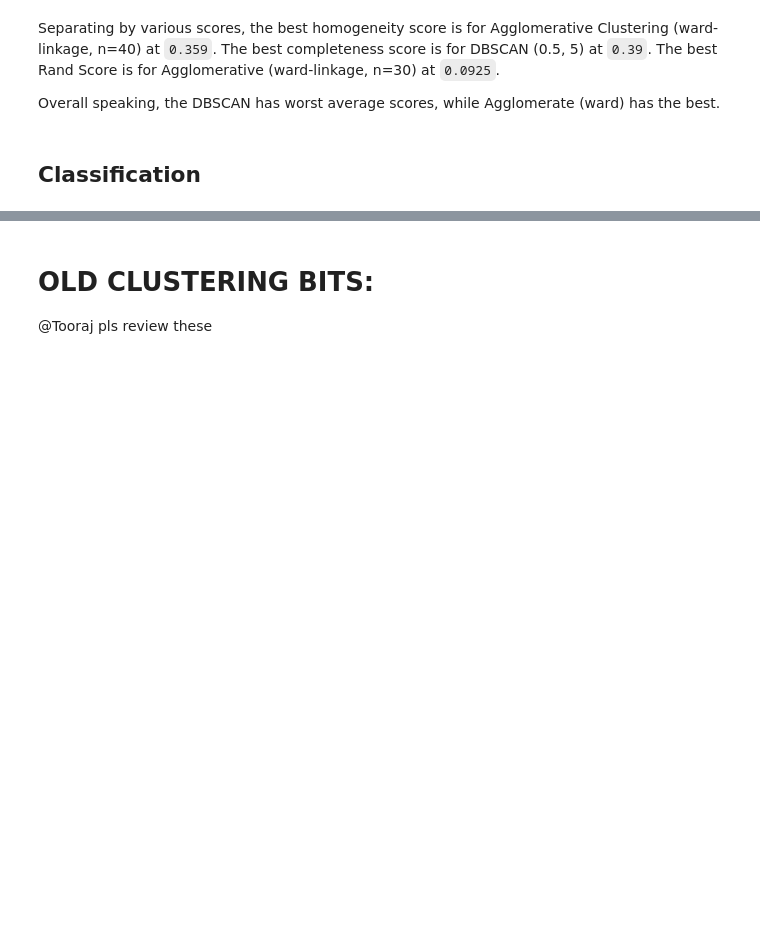
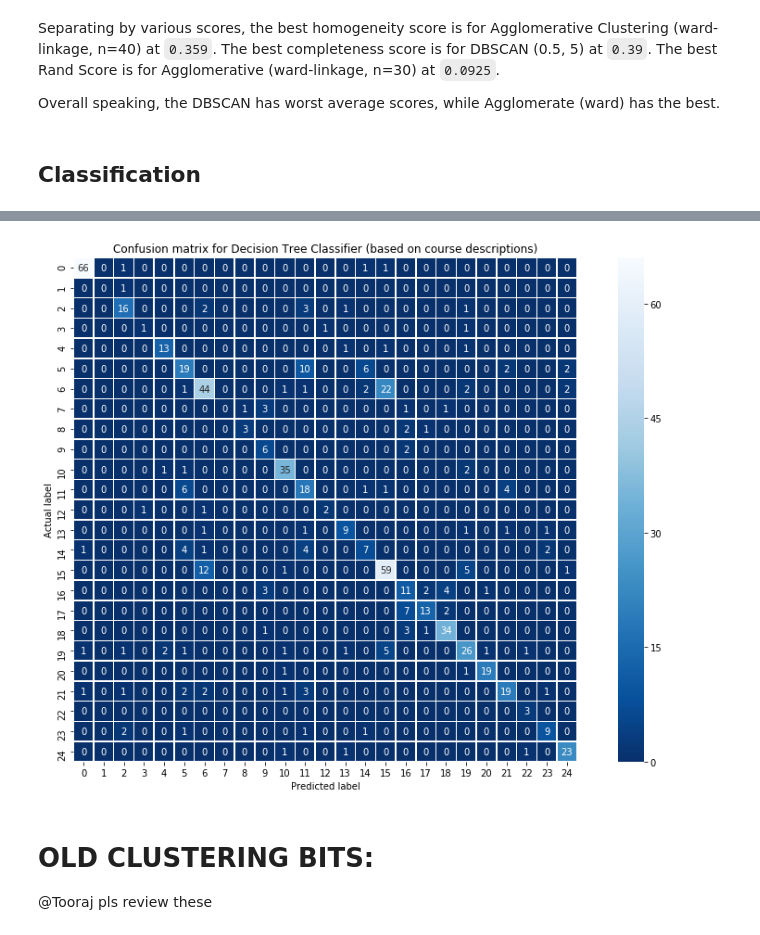
Before and after one commit to Af4rinz/dm-uva-courses, a Jupyter notebook: phase2.ipynb, the cells around one changed output, grey strips where cells are left out. Cells and saved outputs as stored; diff of their text form; code cells hidden in the pictures; blank space fills up the shorter version.

```diff
--- a/phase2.ipynb
+++ b/phase2.ipynb
@@ -518,0 +687,7 @@ Overall speaking, the DBSCAN has worst average scores, while Agglomerate (ward)
+# %%
+text_vectorizer = feature_extraction.text.TfidfVectorizer(max_features=3000, ngram_range=(1,2), max_df=0.8)
+X = uva_class['text'].values.tolist()
+# convert all X values without letters to blank
+X = [re.sub(r'[^\w\s\d]', '', str(x).lower().strip()) for x in X]
+X = text_vectorizer.fit_transform(X)
+X_train, X_test, y_train, y_test = train_test_split(X, uva_class['label'], test_size=0.2, random_state=42)
@@ -519,3 +730,12 @@ Overall speaking, the DBSCAN has worst average scores, while Agglomerate (ward)
+# %%
+plt.figure(figsize=(16, 10))
+sns.heatmap(dt_cmat, annot=True, fmt='.0f', linewidths=.5, square=True, cmap='Blues_r')
+plt.ylabel('Actual label')
+plt.xlabel('Predicted label')
+plt.title('Confusion matrix for Decision Tree Classifier (based on course descriptions)')
+plt.show()
+# %% [output]
+[figure, added]
 # %% [markdown]
 # OLD CLUSTERING BITS:
 @Tooraj pls review these
```
Also changed, not shown: parts of 20 cells of this notebook.
